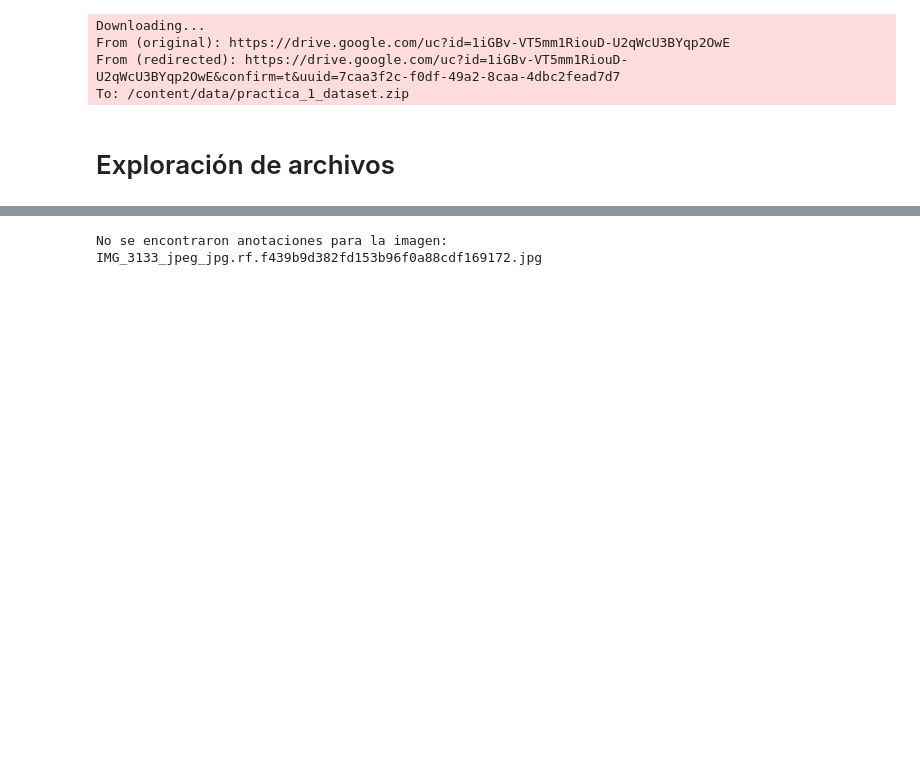
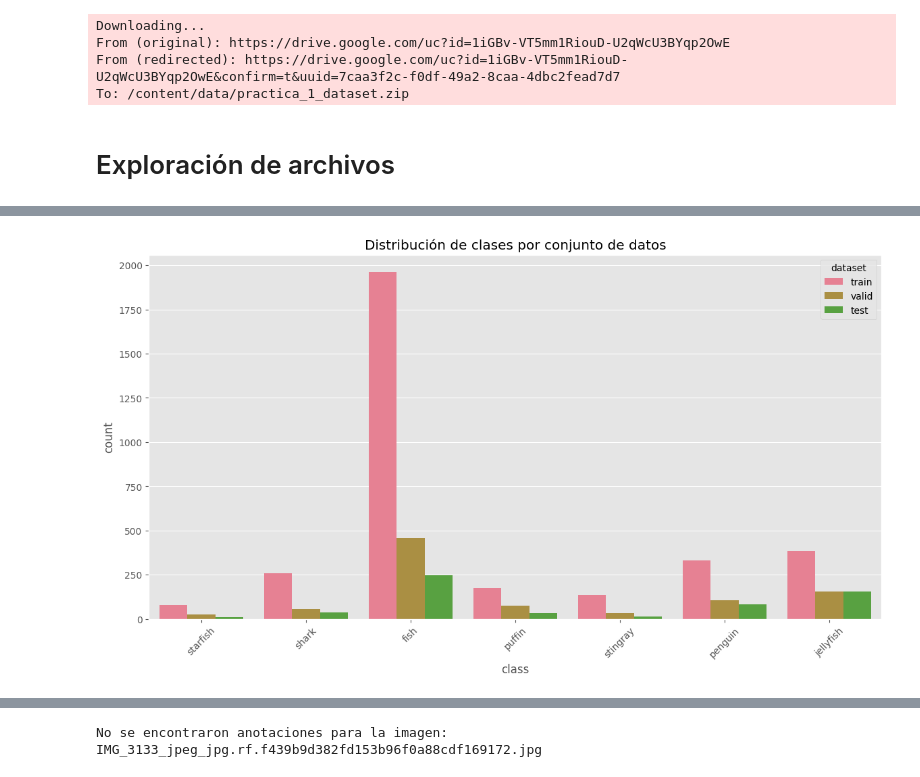
Before and after one commit to Alf-caput/UFVDeepLearning, a Jupyter notebook: P1_ComputerVision/P1_Notebook.ipynb, the cells around one changed output, grey strips where cells are left out. Saved outputs shown, nothing was run; the diff lists cells and outputs as text; code cells hidden in the pictures; blank space fills up the shorter version.

Commit message:
Exploración de datos terminada en el código, proximo commit será en el markdown

```diff
--- a/P1_ComputerVision/P1_Notebook.ipynb
+++ b/P1_ComputerVision/P1_Notebook.ipynb
@@ -109,0 +60,93 @@ Valores únicos en el dataset combinado:
+# %%
+import pandas as pd
+import matplotlib.pyplot as plt
+import seaborn as sns
+import os
+
+# Configuración de visualización
+plt.style.use('ggplot')
+sns.set_palette("husl")
+plt.rcParams['figure.figsize'] = (12, 6)
+
+# Cargar datos
+def load_annotations(path):
+    df = pd.read_csv(path)
+    df['dataset'] = os.path.basename(os.path.dirname(path))
+    return df
+
+# Cargar todos los datasets
+combined_df = pd.concat([
+    load_annotations("data/train/annotations.csv"),
+    load_annotations("data/valid/annotations.csv"),
+    load_annotations("data/test/annotations.csv")
+])
+
+# Análisis básico
+print("═"*50)
+print("ESTADÍSTICAS BÁSICAS")
+print("═"*50)
+print(f"Total de anotaciones: {combined_df.shape[0]}")
+print(f"Número de imágenes únicas: {combined_df['filename'].nunique()}")
+print(f"Clases disponibles: {combined_df['class'].unique()}")
+
+# Distribución de clases
+print("\n" + "═"*50)
+print("DISTRIBUCIÓN DE CLASES")
+print("═"*50)
+class_dist = combined_df.groupby(['dataset', 'class']).size().unstack(fill_value=0)
+
+# Gráfico de distribución de clases
+plt.figure(figsize=(14, 7))
+sns.countplot(data=combined_df, x='class', hue='dataset')
+plt.title('Distribución de clases por conjunto de datos')
+plt.xticks(rotation=45)
+plt.show()
+
+# Análisis de dimensiones de imágenes
+print("\n" + "═"*50)
+print("ANÁLISIS DE DIMENSIONES")
+print("═"*50)
+dimension_counts = combined_df.groupby(['width', 'height']).size().reset_index(name='count')
+print("Dimensiones más comunes:")
+print(dimension_counts.sort_values('count', ascending=False).head())
+
+# Gráfico de dimensiones
+plt.figure(figsize=(10, 6))
+sns.scatterplot(data=combined_df, x='width', y='height', alpha=0.6)
+plt.title('Distribución de dimensiones de imágenes')
+plt.show()
+
+# Análisis de anotaciones por imagen
+print("\n" + "═"*50)
+print("ANOTACIONES POR IMAGEN")
+print("═"*50)
+annotations_per_image = combined_df.groupby('filename').size()
+
+plt.figure(figsize=(12, 6))
+sns.histplot(annotations_per_image, bins=30, kde=True)
+plt.title('Distribución de anotaciones por imagen')
+plt.xlabel('Número de anotaciones')
+plt.ylabel('Frecuencia')
+plt.show()
+
+# Análisis de superposición de clases
+print("\n" + "═"*50)
+print("SUPERPOSICIÓN DE CLASES")
+print("═"*50)
+class_combinations = combined_df.groupby('filename')['class'].agg(lambda x: list(x.unique()))
+print(f"Imágenes con múltiples clases: {sum(class_combinations.apply(len) > 1)}")
+
+# Ejemplo de combinaciones comunes
+from itertools import combinations
+from collections import Counter
+
+all_combinations = []
+for classes in class_combinations:
+    if len(classes) > 1:
+        all_combinations.extend(combinations(sorted(classes), 2))
+
+common_pairs = Counter(all_combinations).most_common(5)
+print("\nCombinaciones:")
+for pair, count in common_pairs:
+    print(f"{pair}: {count} ocurrencias")
+# %% [output]
@@ -109,0 +163 @@ Valores únicos en el dataset combinado:
+[figure, added]
```
Also changed, not shown: parts of 10 cells of this notebook.
